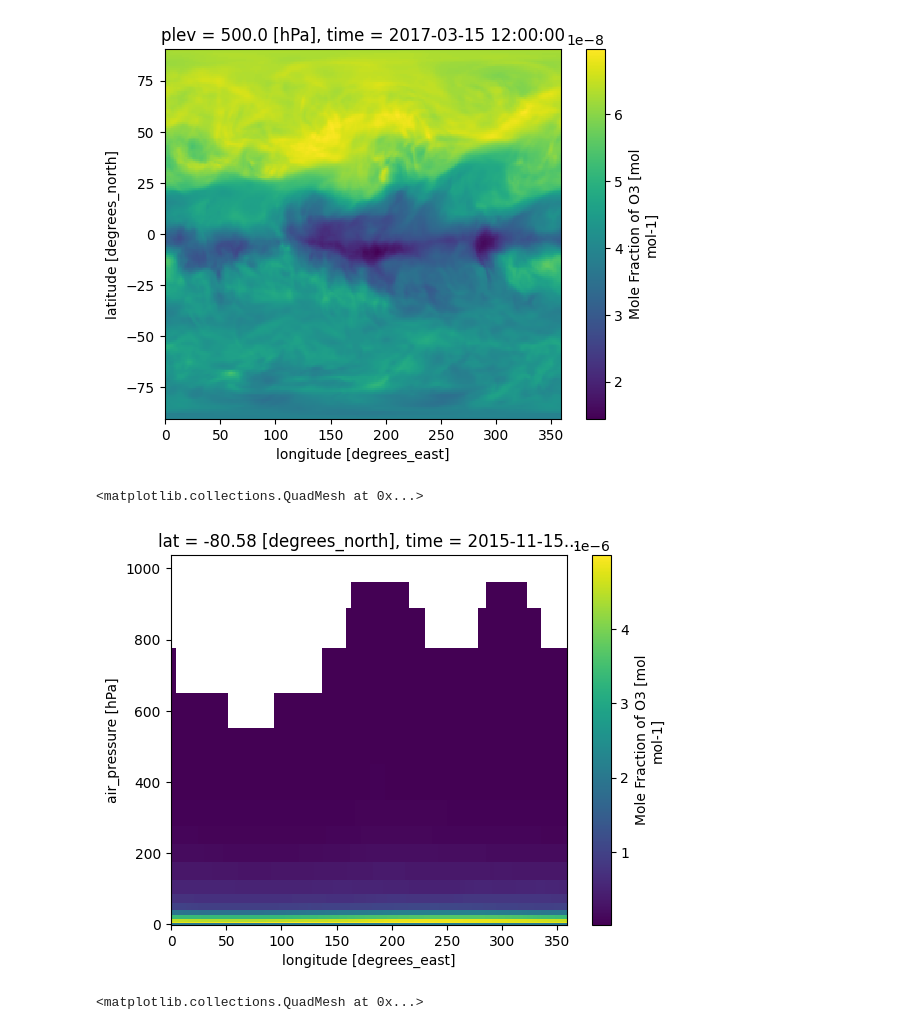
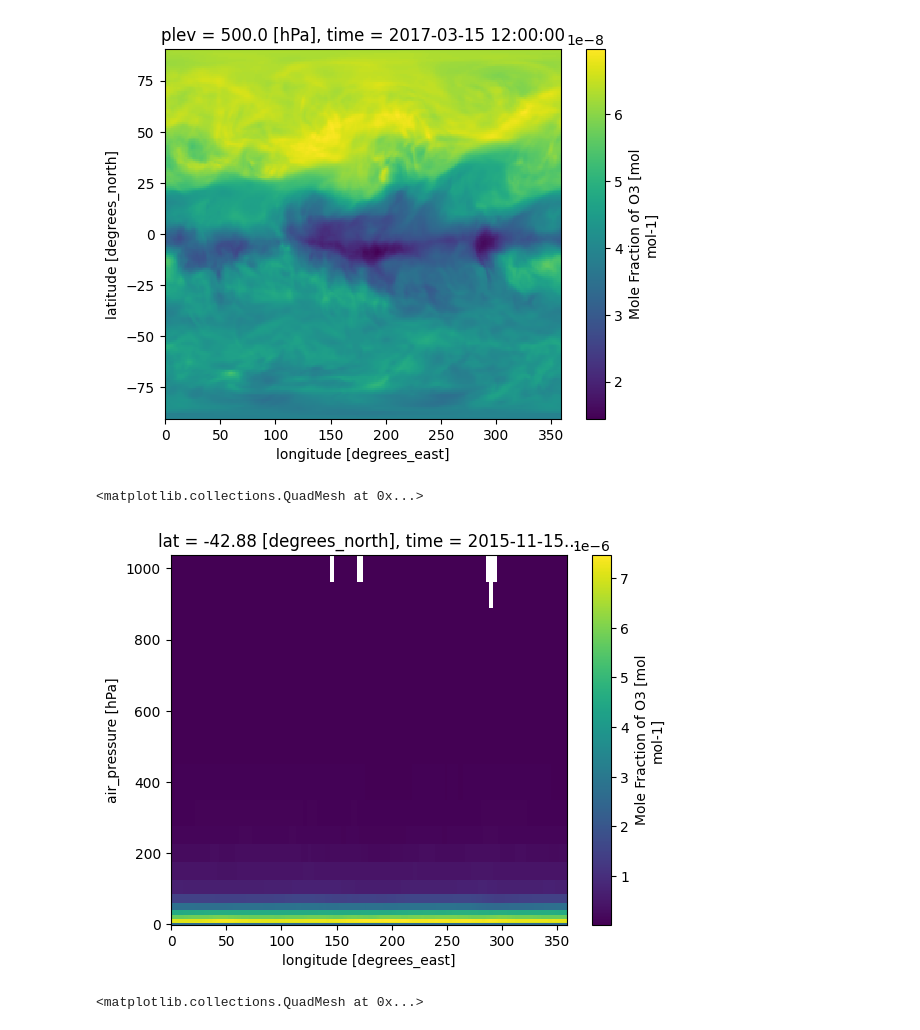
Before and after one commit to lara-j-ds/Summer_Project_24-25, a Jupyter notebook: JupyterNotebook/Xarray_StartupGuide.ipynb, the cells around one changed output. Drawn from its saved outputs; the diff is of its cells as text; code cells hidden in the pictures.

```diff
--- a/JupyterNotebook/Xarray_StartupGuide.ipynb
+++ b/JupyterNotebook/Xarray_StartupGuide.ipynb
@@ -64,10 +85,10 @@ ds.o3.sel(time='2017-03-15', plev=500).plot()
 [figure]
 # %%
 # by index:
-ds.o3.isel(time=10, lat=10).plot()
+ds.o3.isel(time=10, lat=50).plot()
 # %% [output]
 <matplotlib.collections.QuadMesh at 0x...>
-[figure, old version]
+[figure, new version]
 # %%
 # take average of:
 ds.o3.isel(plev=9).mean(dim='time').plot()
```
Also changed, not shown: parts of 11 cells of this notebook.
